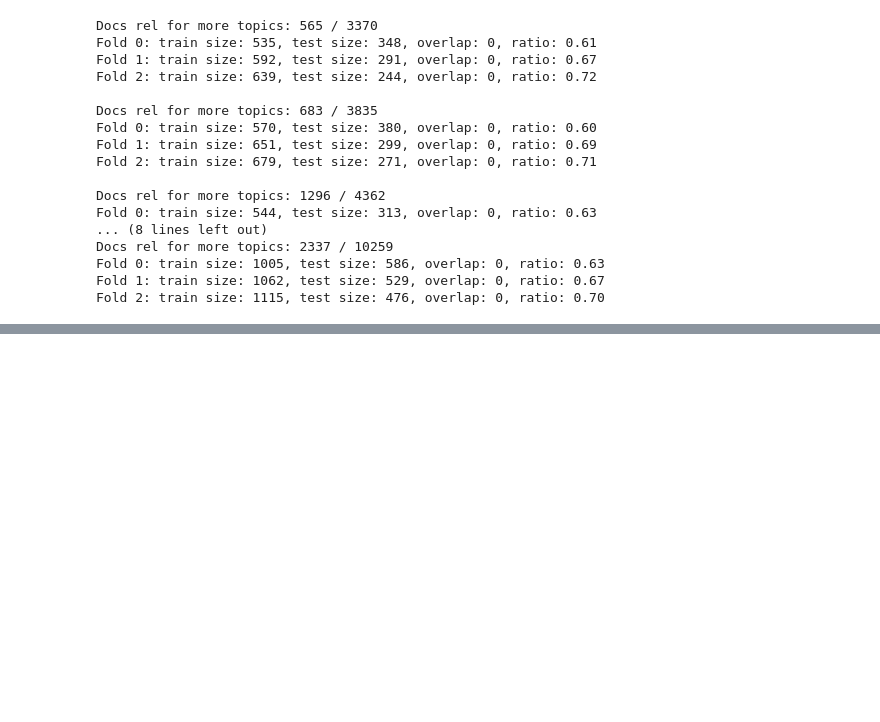
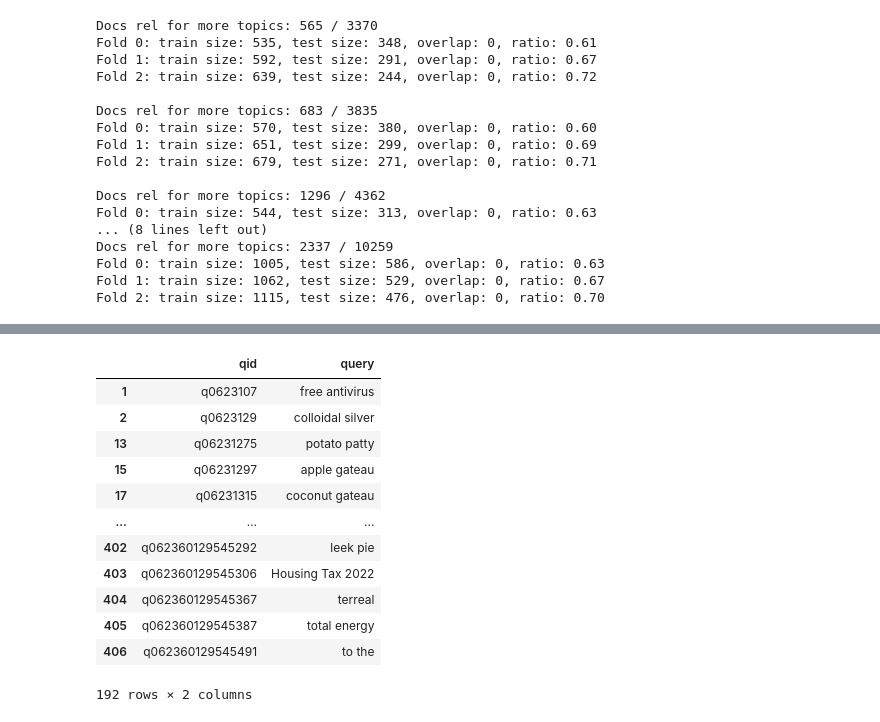
Before and after one commit to webis-de/ecir25-counterfactual-query-rewriting, a Jupyter notebook: notebooks/create_index_splits.ipynb, the cells around one changed output, grey strips where cells are left out. Saved outputs shown, nothing was run; the diff lists cells and outputs as text; code cells hidden in the pictures; blank space fills up the shorter version.

```diff
--- a/notebooks/create_index_splits.ipynb
+++ b/notebooks/create_index_splits.ipynb
@@ -143,0 +204,5 @@ with open(BASE_PATH + "/splits.json", "w") as f:
+# %%
+queryid_map = queryid_map.dropna(subset=[sub_collection]).set_index(sub_collection)[history]
+# %%
+new_topics = topics[topics["qid"].isin(queryid_map[queryid_map.isna().all(axis=1)].index)]
+extended_topics = topics[topics["qid"].isin(queryid_map.dropna(subset=history, how="all").index)]
@@ -143,0 +218,16 @@ with open(BASE_PATH + "/splits.json", "w") as f:
+# %%
+extended_topics
+# %% [output]
+|  | qid | query |
+| 1 | q0623107 | free antivirus |
+| 2 | q0623129 | colloidal silver |
+| 13 | q06231275 | potato patty |
+| 15 | q06231297 | apple gateau |
+| 17 | q06231315 | coconut gateau |
+| ... | ... | ... |
+| 402 | q062360129545292 | leek pie |
+| 403 | q062360129545306 | Housing Tax 2022 |
+| 404 | q062360129545367 | terreal |
+| 405 | q062360129545387 | total energy |
+| 406 | q062360129545491 | to the |
+192 rows × 2 columns
```
Also changed, not shown: parts of 29 cells of this notebook, 3 other files.
